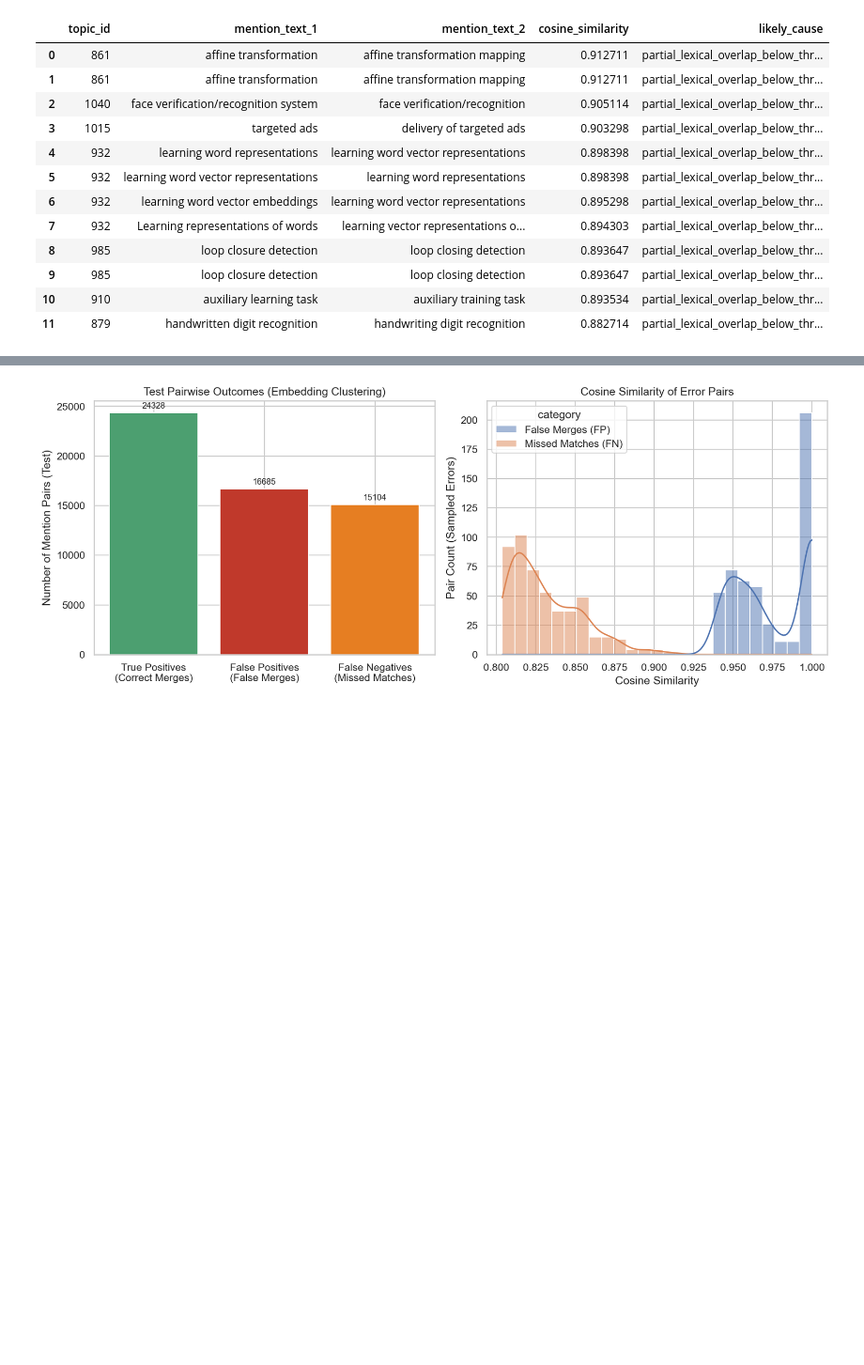
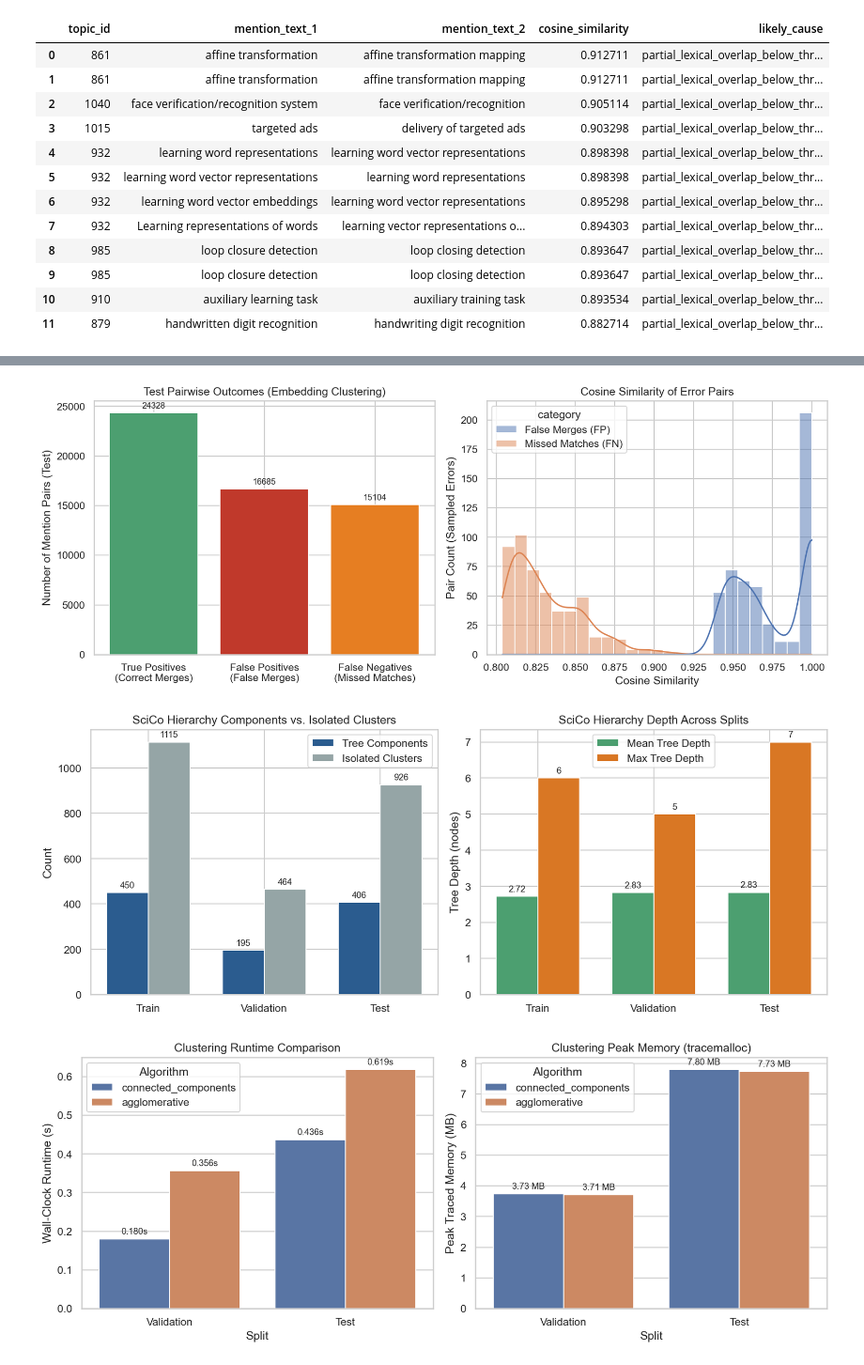
Before and after one commit to abg11hani235-commits/Cross-Document-Scientific-Concept-Coreference, a Jupyter notebook: notebooks/05_evaluation_analysis.ipynb, the cells around one changed output, grey strips where cells are left out. Shown at 94% size. Saved outputs shown, nothing was run; the diff lists cells and outputs as text; code cells hidden in the pictures; blank space fills up the shorter version.

Commit message:
Complete end-to-end QA, hierarchy validation, and research documentation

```diff
--- a/notebooks/05_evaluation_analysis.ipynb
+++ b/notebooks/05_evaluation_analysis.ipynb
@@ -133,10 +140,12 @@ Topic 843 (pwc) | Parent ['FPN', 'FPN )', 'FPN algorithm'] -> Children: [['Multi
 # %%
 # Display evaluation and error figures
-for fig_name in ("05_method_comparison.png", "06_gold_vs_pred_cluster_stats.png", "07_error_category_distribution.png"):
+for fig_name in ("05_method_comparison.png", "06_gold_vs_pred_cluster_stats.png", "07_error_category_distribution.png", "08_hierarchy_structure.png", "09_runtime_memory_comparison.png"):
     fig_path = ROOT / cfg["paths"]["figures_dir"] / fig_name
     if fig_path.exists():
         display(Image(filename=str(fig_path)))
 # %% [output]
 [figure]
 [figure]
 [figure]
+[figure, added]
+[figure, added]
```
Also changed, not shown: parts of 2 cells of this notebook, 32 other files.
